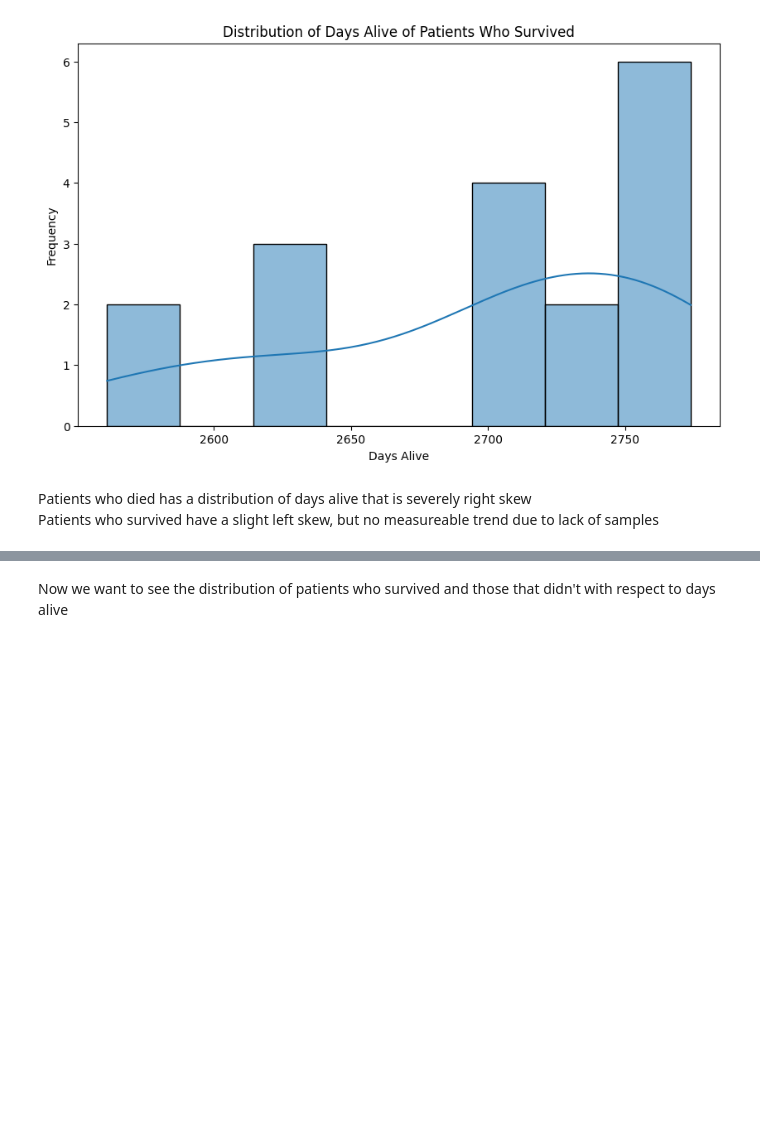
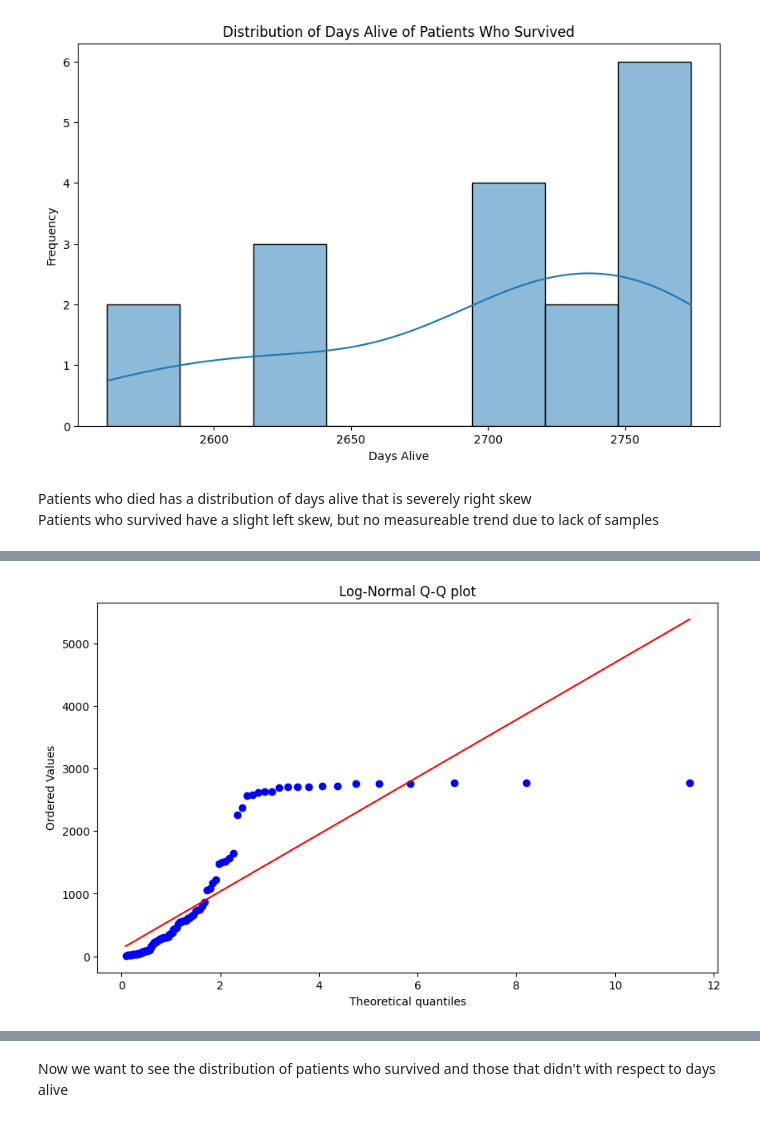
Before and after one commit to alan-w25/Cancer-Capstone, a Jupyter notebook: delfi/delfi_exploration.ipynb, the cells around one changed output, grey strips where cells are left out. Cells and saved outputs as stored; diff of their text form; code cells hidden in the pictures; blank space fills up the shorter version.

```diff
--- a/delfi/delfi_exploration.ipynb
+++ b/delfi/delfi_exploration.ipynb
@@ -216,0 +238,7 @@ Patients who survived have a slight left skew, but no measureable trend due to l
+# %%
+plt.figure(figsize=(10, 6))
+stats.probplot(data['days_alive'], dist="lognorm", sparams=(1,), plot=plt)
+plt.title('Log-Normal Q-Q plot')
+plt.show()
+# %% [output]
+[figure, added]
```
Also changed, not shown: parts of 5 cells of this notebook.
